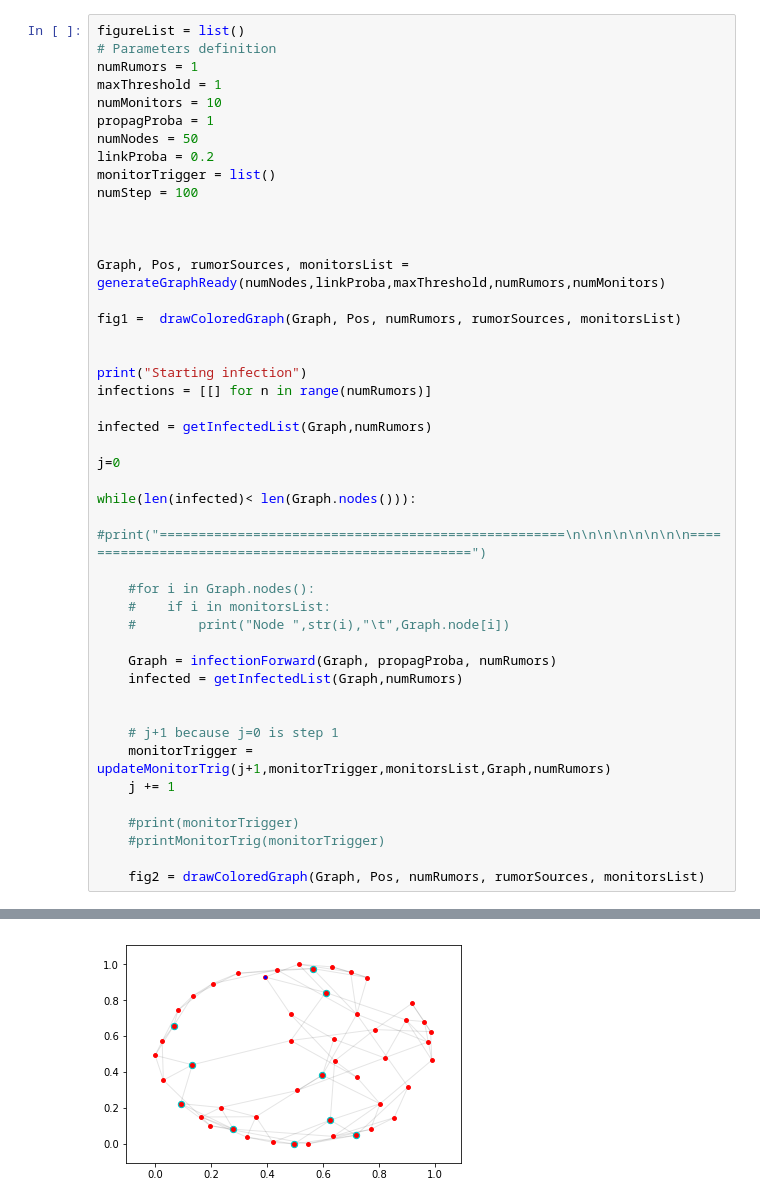
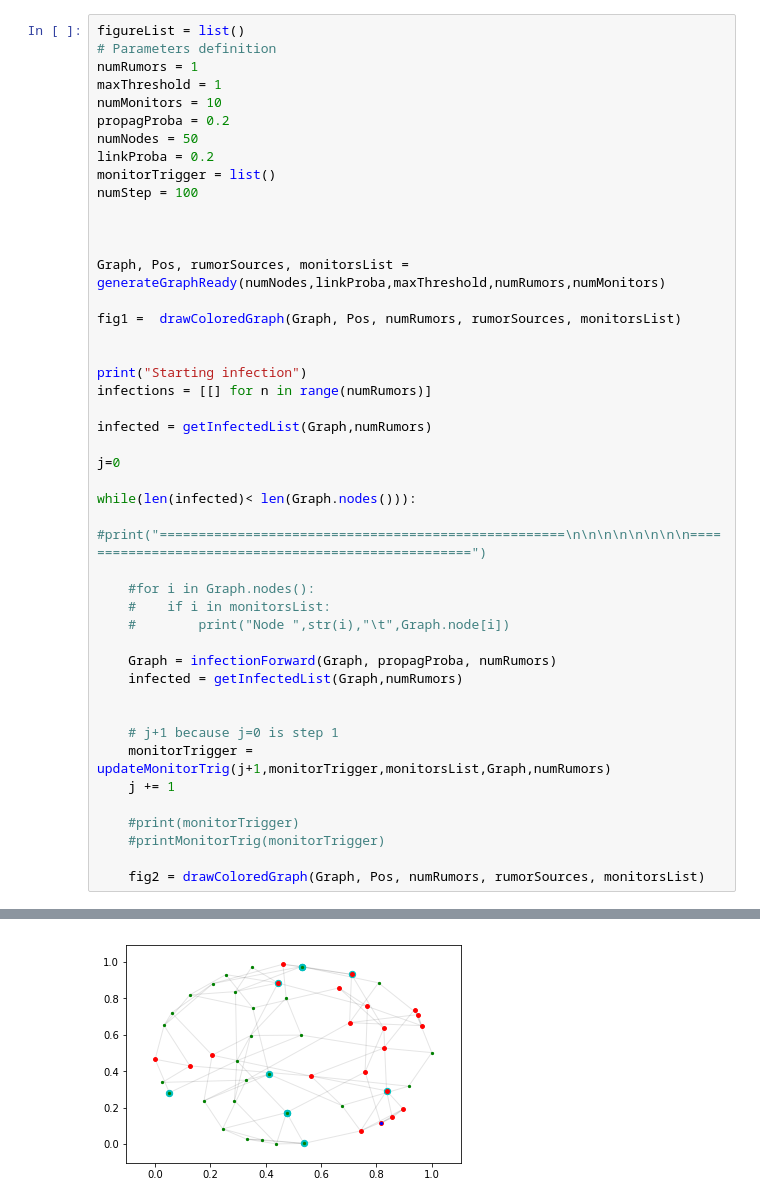
Before and after one commit to N0ciple/MSc-Project, a Jupyter notebook: Test-rum-1-pr-1.ipynb, the cells around one changed output, grey strips where cells are left out. Drawn from its saved outputs; the diff is of its cells as text.

Commit message:
Test with different probability

```diff
--- a/Test-rum-1-pr-1.ipynb
+++ b/Test-rum-1-pr-1.ipynb
@@ -15,7 +9,7 @@ figureList = list()
 numRumors = 1
 maxThreshold = 1
 numMonitors = 10
-propagProba = 1
+propagProba = 0.2
 numNodes = 50
 linkProba = 0.2
 monitorTrigger = list()
@@ -77 +71 @@ Starting infection
-[figure, old version]
+[figure, new version]
```
Also changed, not shown: parts of 3 cells of this notebook, 1 other file.
